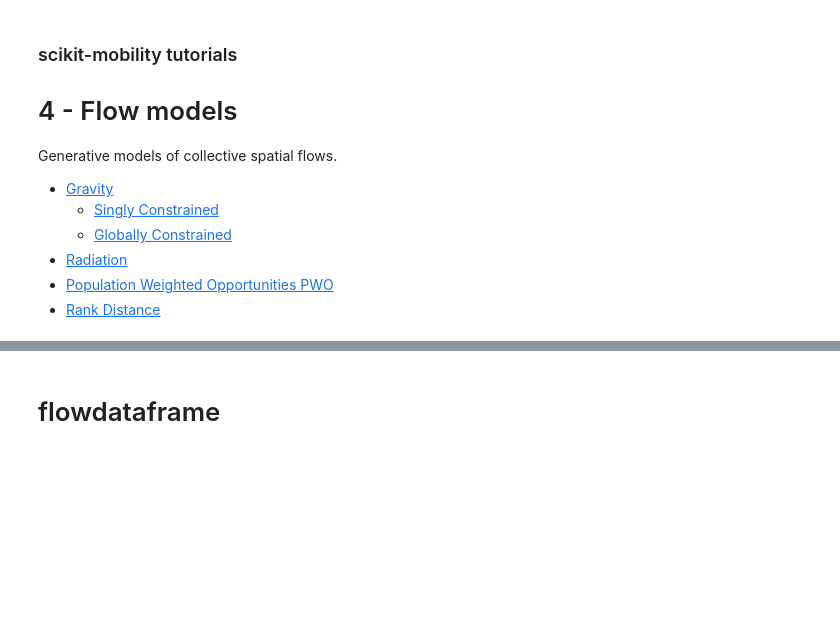
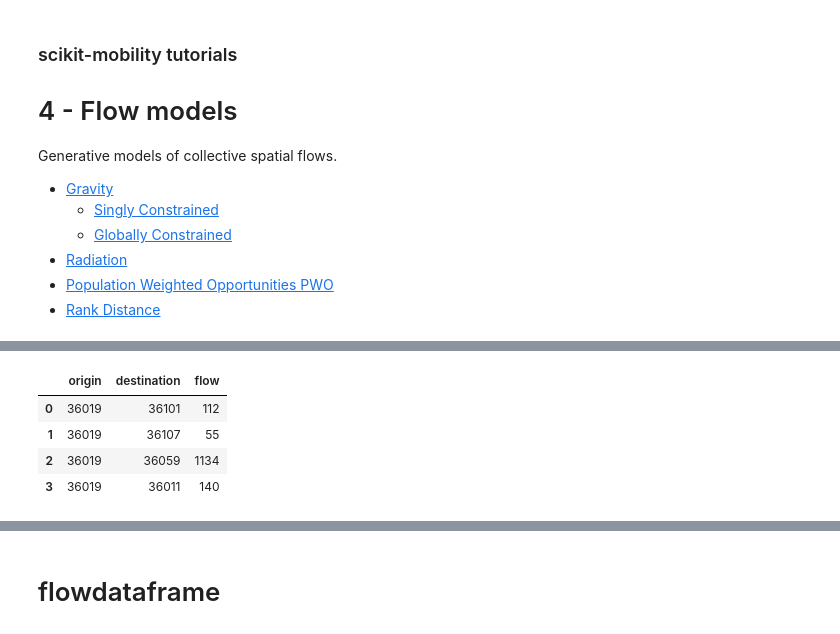
Before and after one commit to scikit-mobility/scikit-mobility, a Jupyter notebook: tutorial/4_flow_models_skmob_tutorial.ipynb, the cells around one changed output, grey strips where cells are left out. Cells and saved outputs as stored; diff of their text form; code cells hidden in the pictures; blank space fills up the shorter version.

```diff
--- a/tutorial/4_flow_models_skmob_tutorial.ipynb
+++ b/tutorial/4_flow_models_skmob_tutorial.ipynb
@@ -13,0 +187,15 @@ Generative models of collective spatial flows.
+# %%
+np.random.seed(0)
+
+scGM_fdf = gravity_singly.generate(tessellation,
+                                       tile_id_column='tile_id',
+                                       tot_outflows_column='tot_outflow',
+                                       relevance_column= 'population',
+                                       out_format='flows')
+scGM_fdf[:4]
+# %% [output]
+|  | origin | destination | flow |
+| 0 | 36019 | 36101 | 112 |
+| 1 | 36019 | 36107 | 55 |
+| 2 | 36019 | 36059 | 1134 |
+| 3 | 36019 | 36011 | 140 |
```
Also changed, not shown: parts of 39 cells of this notebook, 7 other files.
